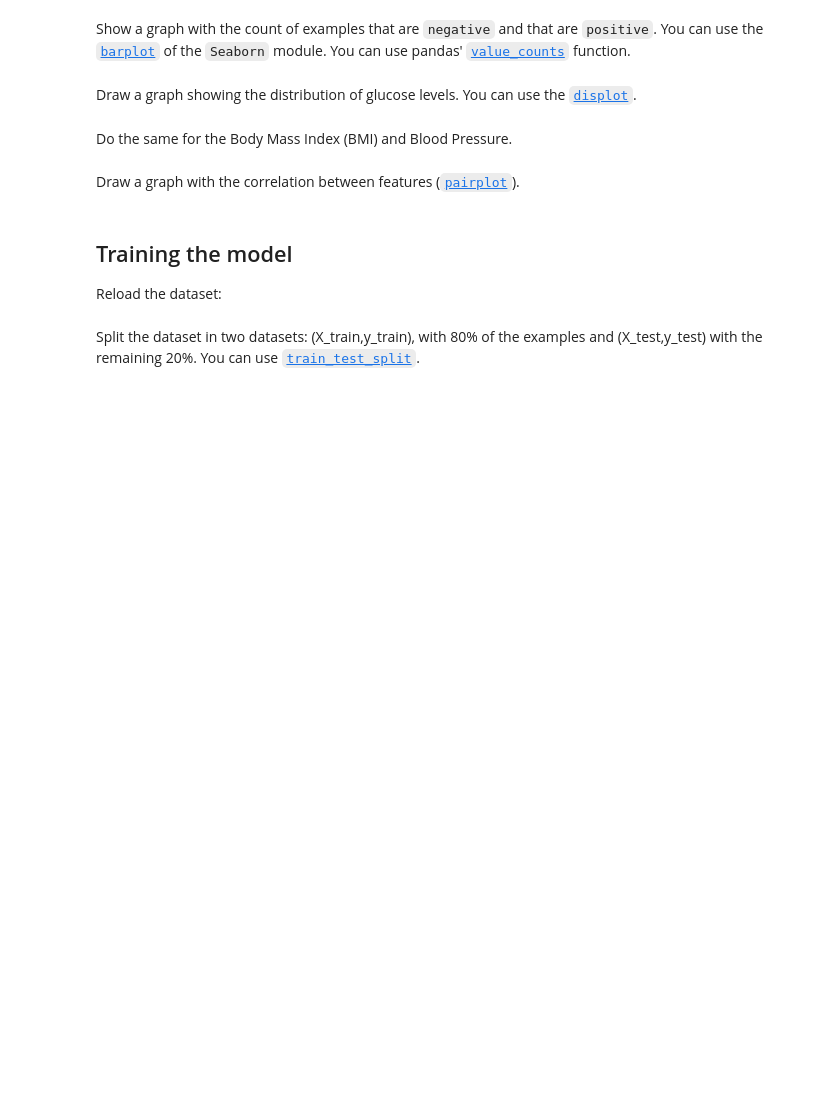
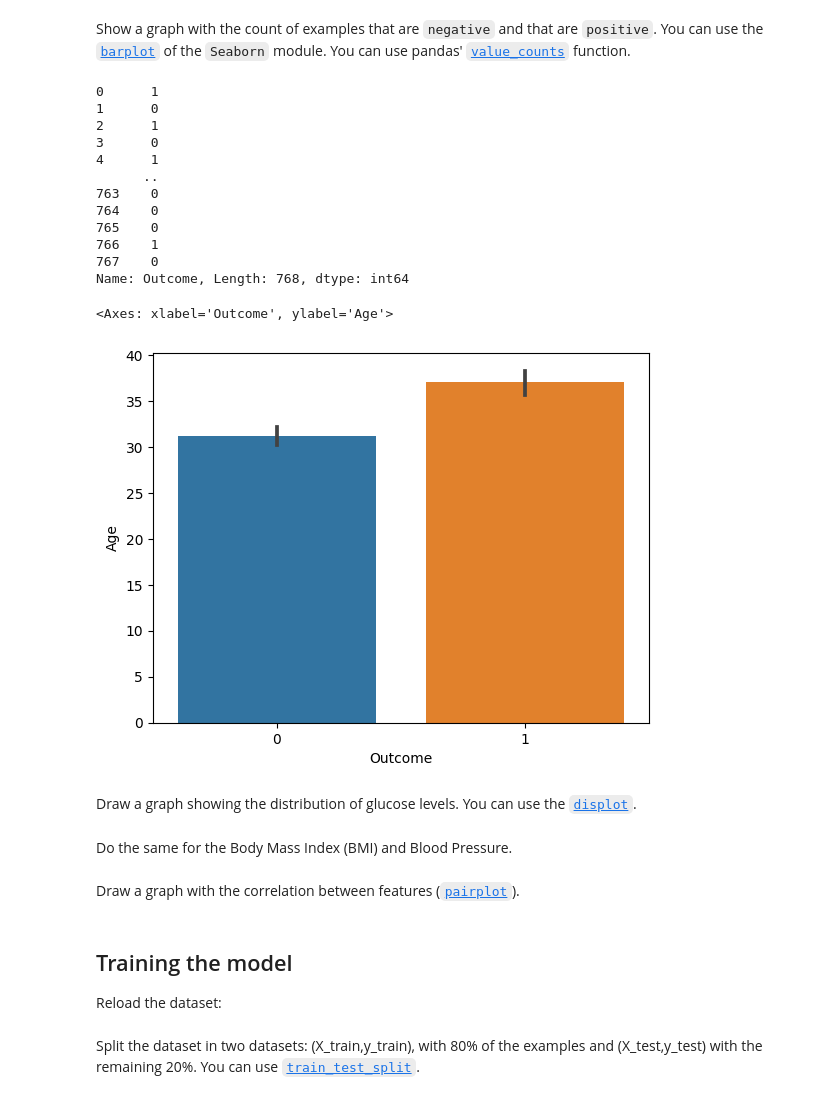
Before and after one commit to LuizHenriqueBO/Prediction-of-Diabetes-using-ANN, a Jupyter notebook: nn_diabetes.ipynb, the cells around one changed output. Cells and saved outputs as stored; diff of their text form; code cells hidden in the pictures; blank space fills up the shorter version.

```diff
--- a/nn_diabetes.ipynb
+++ b/nn_diabetes.ipynb
@@ -44,5 +60,32 @@ df.isnull().sum()
 # %% [markdown]
 Show a graph with the count of examples that are `negative` and that are `positive`. You can use the [`barplot`](https://seaborn.pydata.org/generated/seaborn.barplot.html) of the `Seaborn` module. You can use pandas' [`value_counts`](https://pandas.pydata.org/pandas-docs/stable/reference/api/pandas.DataFrame.value_counts.html) function.
+# %%
+def labels(n):
+  if(n == 1):
+    return "positive"
+  return "negative"
+
+df2 = df.copy()
+df2.Outcome.apply(labels)
+print(df2.Outcome)
+# cases_data = map(labels, df.Outcome)
+# print(list(cases_data))
+sns.barplot(data=df2, x="Outcome", y="Age" )
+# %% [output]
+0      1
+1      0
+2      1
+3      0
+4      1
+      ..
+763    0
+764    0
+765    0
+766    1
+767    0
+Name: Outcome, Length: 768, dtype: int64
+<Axes: xlabel='Outcome', ylabel='Age'>
+[figure, added]
 # %% [markdown]
 Draw a graph showing the distribution of glucose levels. You can use the [`displot`](https://seaborn.pydata.org/generated/seaborn.displot.html#seaborn.displot).
 # %% [markdown]
```
Also changed, not shown: parts of 3 cells of this notebook.
